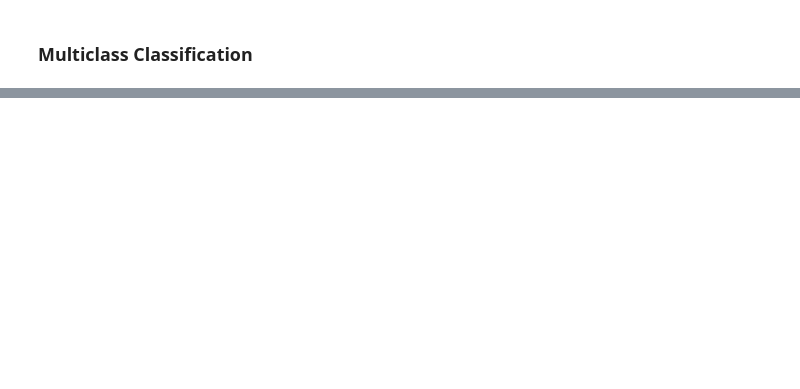
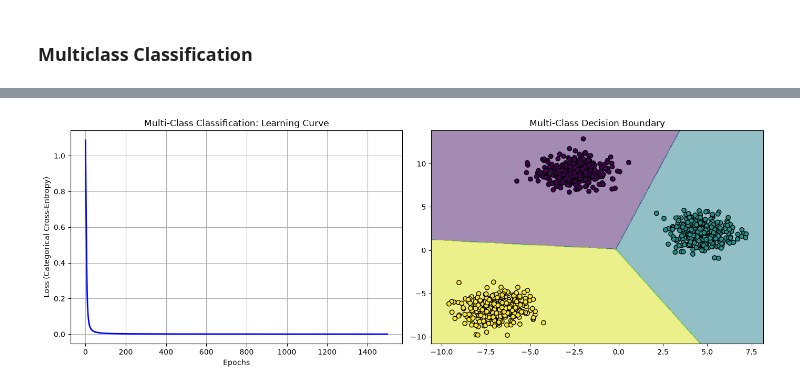
Before and after one commit to Sulojan2027/Deep_Neural_Network, a Jupyter notebook: test.ipynb, the cells around one changed output, grey strips where cells are left out. Cells and saved outputs as stored; diff of their text form; code cells hidden in the pictures; blank space fills up the shorter version.

Commit message:
update with results

```diff
--- a/test.ipynb
+++ b/test.ipynb
@@ -76,27 +77,18 @@ AttributeError: 'DeepNN' object has no attribute '_forward_propagation'
 # %% [markdown]
 ### Multiclass Classification
 # %%
-from sklearn.datasets import make_blobs
-from utils import softmax, categorical_crossentropy
-
-# 1. Generate Multi-class Dataset (3 classes)
+# Multi-class Dataset
 X_multi_data, Y_multi_data = make_blobs(n_samples=1000, centers=3, n_features=2, random_state=42)
 X_multi = X_multi_data.T
-
-# Helper function to one-hot encode labels
-def one_hot_encode(Y, num_classes):
-    return np.eye(num_classes)[Y].T
-
-# One-hot encode targets for training
 Y_multi = one_hot_encode(Y_multi_data, num_classes=3)
 
-# 2. Initialize Model (3 output neurons for Softmax)
+# Multi-class DNN
 model_multi = DeepNN(layer_dims=[2, 15, 3],
                      mid_activation=relu,
                      mid_activation_backward=relu_backward,
                      out_activation=softmax)
 
-# 3. Training Loop
+# Training
 epochs_multi = 1500
 learning_rate_multi = 0.1
 losses_multi = []
@@ -111,15 +103,14 @@ for epoch in range(epochs_multi):
     if epoch % 200 == 0:
         print(f"Epoch {epoch} | Loss: {loss:.4f}")
 
-# 4. Evaluate (Using Argmax to find predicted class)
+# Testing
 predictions_multi = np.argmax(model_multi.predict(X_multi), axis=0)
 accuracy_multi = np.mean(predictions_multi == Y_multi_data)
 print(f"Final Multi-class Accuracy: {accuracy_multi * 100:.2f}%\n")
 
-# 5. Plotting Multi-class Classification Results
+# Plotting
 plt.figure(figsize=(14, 5))
 
-# Plot 1: Learning Curve
 plt.subplot(1, 2, 1)
 plt.plot(losses_multi, color='blue', linewidth=2)
 plt.title("Multi-Class Classification: Learning Curve")
@@ -127,7 +118,6 @@ plt.xlabel("Epochs")
 plt.ylabel("Loss (Categorical Cross-Entropy)")
 plt.grid(True)
 
-# Plot 2: Decision Boundary
 plt.subplot(1, 2, 2)
 x_min, x_max = X_multi[0, :].min() - 1, X_multi[0, :].max() + 1
 y_min, y_max = X_multi[1, :].min() - 1, X_multi[1, :].max() + 1
@@ -143,3 +133,4 @@ plt.title("Multi-Class Decision Boundary")
 
 plt.tight_layout()
 plt.show()
+# %% [output]
@@ -145,0 +146 @@ plt.show()
+[figure, added]
```
Also changed, not shown: parts of 3 cells of this notebook.
